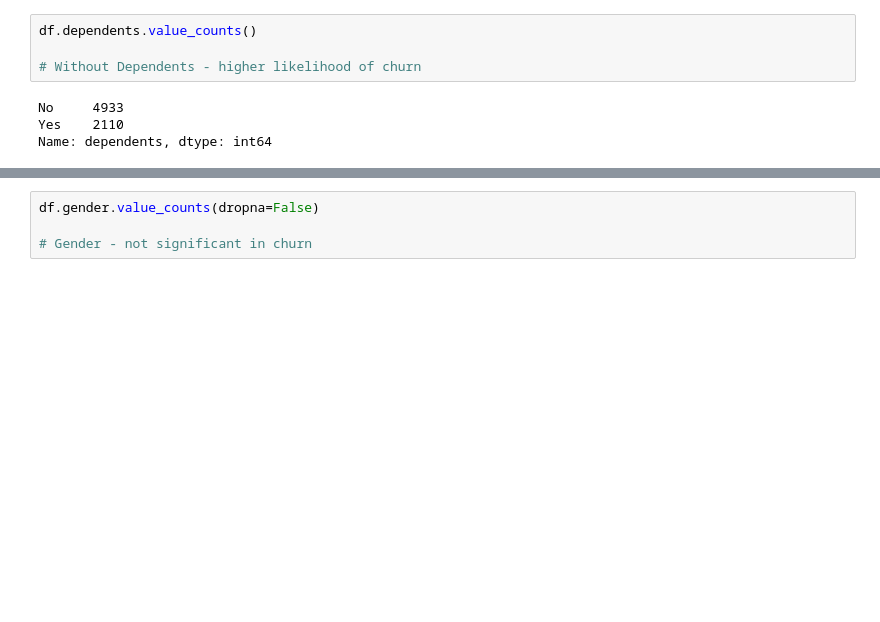
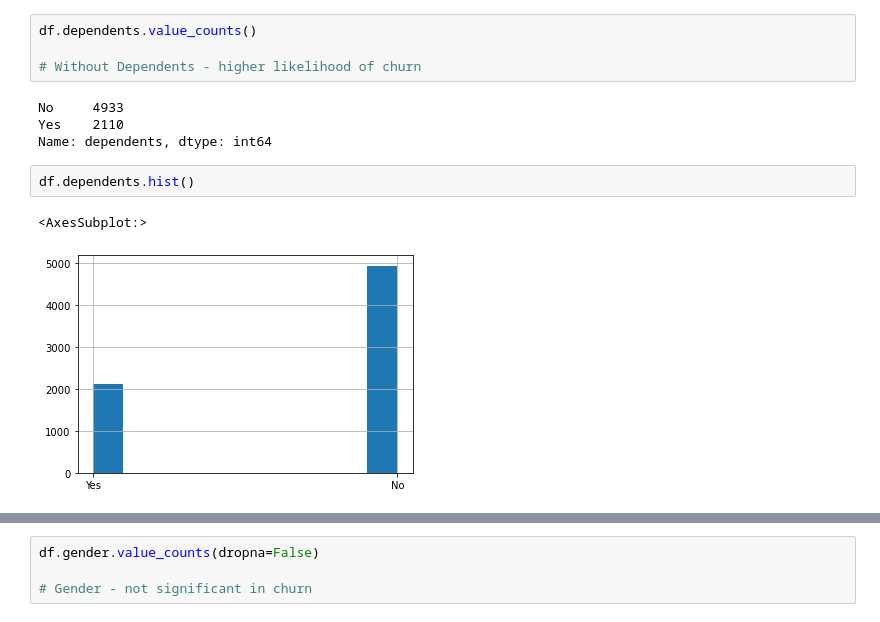
Before and after one commit to KristineCabanela/project_classification, a Jupyter notebook: telco.ipynb, the cells around one changed output, grey strips where cells are left out. Cells and saved outputs as stored; diff of their text form; blank space fills up the shorter version.

```diff
--- a/telco.ipynb
+++ b/telco.ipynb
@@ -284,3 +278,8 @@ df.dependents.value_counts()
 No     4933
 Yes    2110
 Name: dependents, dtype: int64
+# %%
+df.dependents.hist()
+# %% [output]
+<AxesSubplot:>
+[figure, added]
```
Also changed, not shown: parts of 3 cells of this notebook.
